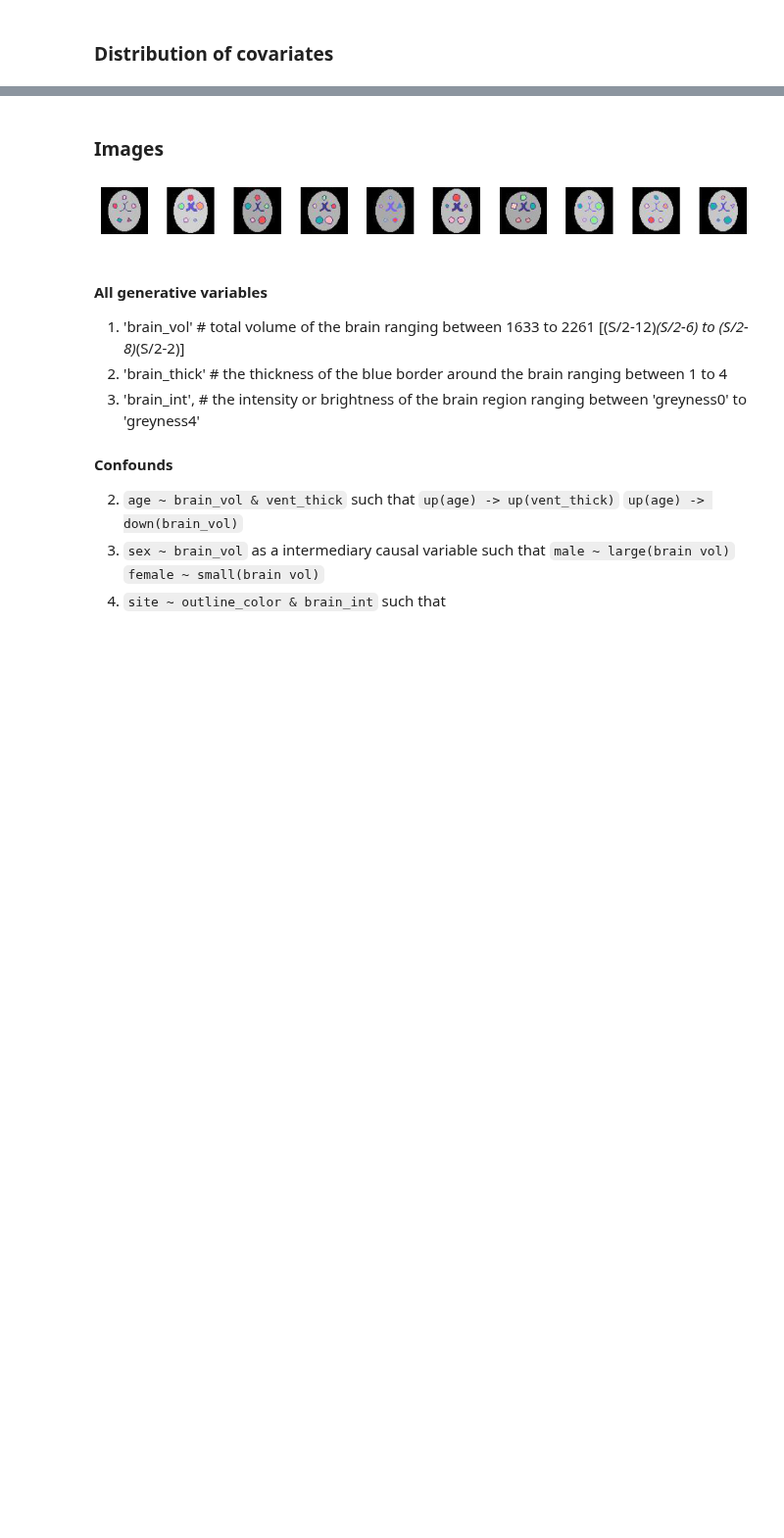
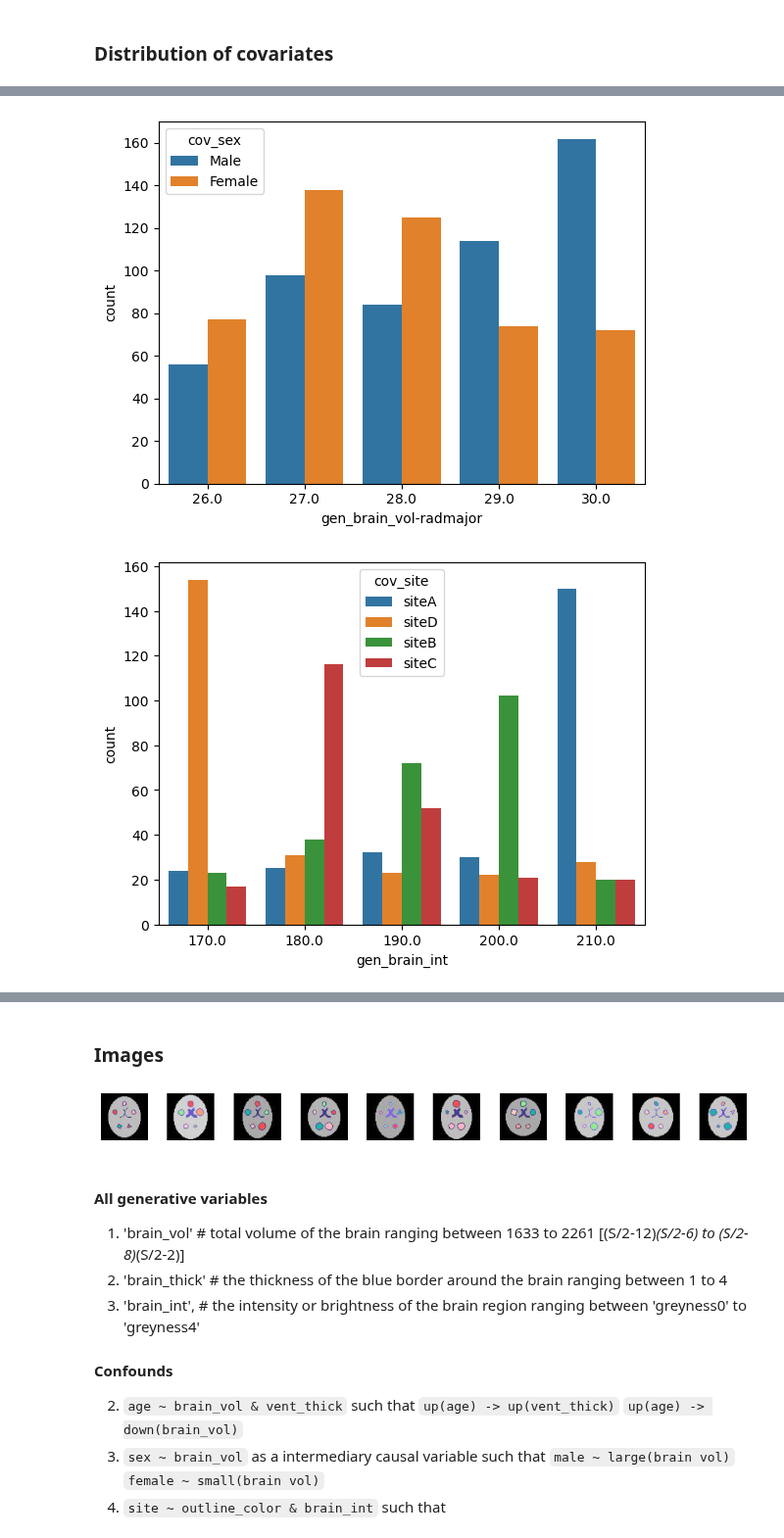
Before and after one commit to RoshanRane/toybrains, a Jupyter notebook: create_sim-data.ipynb, the cells around one changed output, grey strips where cells are left out. Shown at 98% size. Saved outputs shown, nothing was run; the diff lists cells and outputs as text; code cells hidden in the pictures; blank space fills up the shorter version.

```diff
--- a/create_sim-data.ipynb
+++ b/create_sim-data.ipynb
@@ -73,0 +112,10 @@ plt.show()
+# %%
+sns.countplot(data=df, x="gen_brain_vol-radmajor", hue="cov_sex")
+plt.show()
+sns.countplot(data=df, x="gen_brain_int", hue="cov_site")
+plt.show()
+sns.histplot(data=df, x="cov_age", hue="gen_vent_thick")
+plt.show()
+# %% [output]
+[figure, added]
+[figure, added]
```
Also changed, not shown: parts of 5 cells of this notebook, 1 other file.
